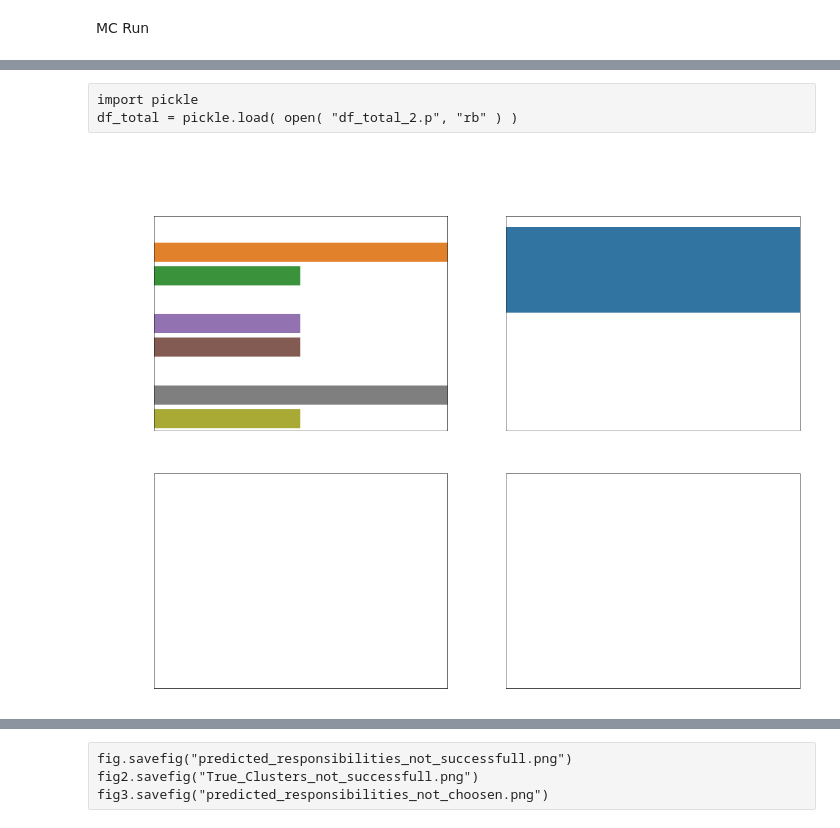
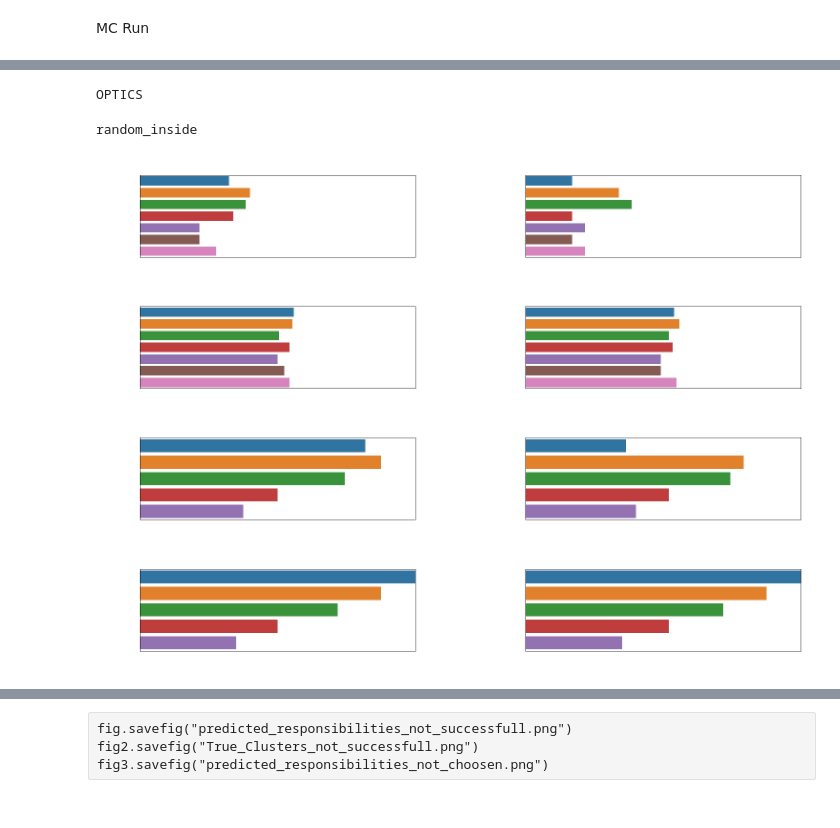
Before and after one commit to Habiger/Cluster_TDDS, a Jupyter notebook: MC_notebook.ipynb, the cells around one changed output, grey strips where cells are left out. Drawn from its saved outputs; the diff is of its cells as text; code cells hidden in the pictures.

```diff
--- a/MC_notebook.ipynb
+++ b/MC_notebook.ipynb
@@ -71,7 +78,13 @@ Number of Singularites: 8
+# %%
+import pickle
+run_results = pickle.load( open( "saved_runs/exp_50_cl_4_6_221027_1.pickle", "rb" ) )
+
+run_data = pickle.load( open( "saved_runs/run_data_exp_50_cl_4_6_221027_1.pickle", "rb" ) )
 # %%
-from mc_simulation.after_processing import process_run_results
+from mc_simulation.after_processing import process_run_results2
 
-df_total = process_run_results(run_results, run_data)
+df_total = process_run_results2(run_results, run_data)
+df_total = df_total[df_total.dataset!=65]
+# %% [output]
+OPTICS
+random_inside
-# %% [raw]
-import pickle
-df_total = pickle.load( open( "df_total_2.p", "rb" ) )
@@ -87,10 +91,29 @@ settings = {
-# %%
-fig, axs = plt.subplots(nrows=2, ncols=2)
-fig.set_size_inches(20, 15)
-fig.suptitle("Prediction of Number of Clusters", color="white", size=30)
-
-add_score_performance_plot(df_total, axs[0,0], settings)
-total_rank = "Total_prop_rank"
-add_init_rout_performance_plot(df_total,axs[0,1], settings, total_rank=total_rank)
-# %% [output]
-[figure, removed]
+# %%
+import seaborn as sns
+from plotting.mc_simulation.criteria_performance import add_score_performance_plot, add_score_performance_plot_identified
+from plotting.mc_simulation.init_performance import add_init_rout_performance_plot#, add_init_rout_performance_plot_identified
+from plotting.mc_simulation.clusternumber import add_True_Cluster_number_performance_plot_identified
+settings = {
+    "ax_title_size": 18,
+    "axis_label_size": 18
+}
+
+fig, axs = plt.subplots(nrows=4, ncols=2)
+fig.set_size_inches(20, 15)
+fig.suptitle("Analysis of MC-Run", color="white", size=30)
+fig.tight_layout()
+plt.subplots_adjust(hspace=0.6, wspace=0.4)
+add_score_performance_plot(df_total, axs[0,0], settings, "OPTICS")
+add_score_performance_plot(df_total, axs[0,1], settings, "random_inside")
+add_score_performance_plot_identified(df_total, axs[1,0], settings, "OPTICS")
+add_score_performance_plot_identified(df_total, axs[1,1], settings, "random_inside")
+total_rank = "ll_rank"
+#add_init_rout_performance_plot(df_total,axs[0,1], settings, total_rank=total_rank)
+#add_init_rout_performance_plot_identified(df_total,axs[1,1], settings, total_rank=total_rank)
+add_True_Cluster_number_performance_plot_identified(df_total, axs[2,0], settings,total_rank = total_rank, init_routine="OPTICS")
+add_True_Cluster_number_performance_plot_identified(df_total, axs[2,1], settings,total_rank = total_rank, init_routine="random_inside")
+total_rank = "AIC_rank"
+add_True_Cluster_number_performance_plot_identified(df_total, axs[3,0], settings,total_rank = total_rank, init_routine="OPTICS")
+add_True_Cluster_number_performance_plot_identified(df_total, axs[3,1], settings,total_rank = total_rank, init_routine="random_inside")
+# %% [output]
+[figure, added]
```
Also changed, not shown: parts of 19 cells of this notebook, 19 other files.
